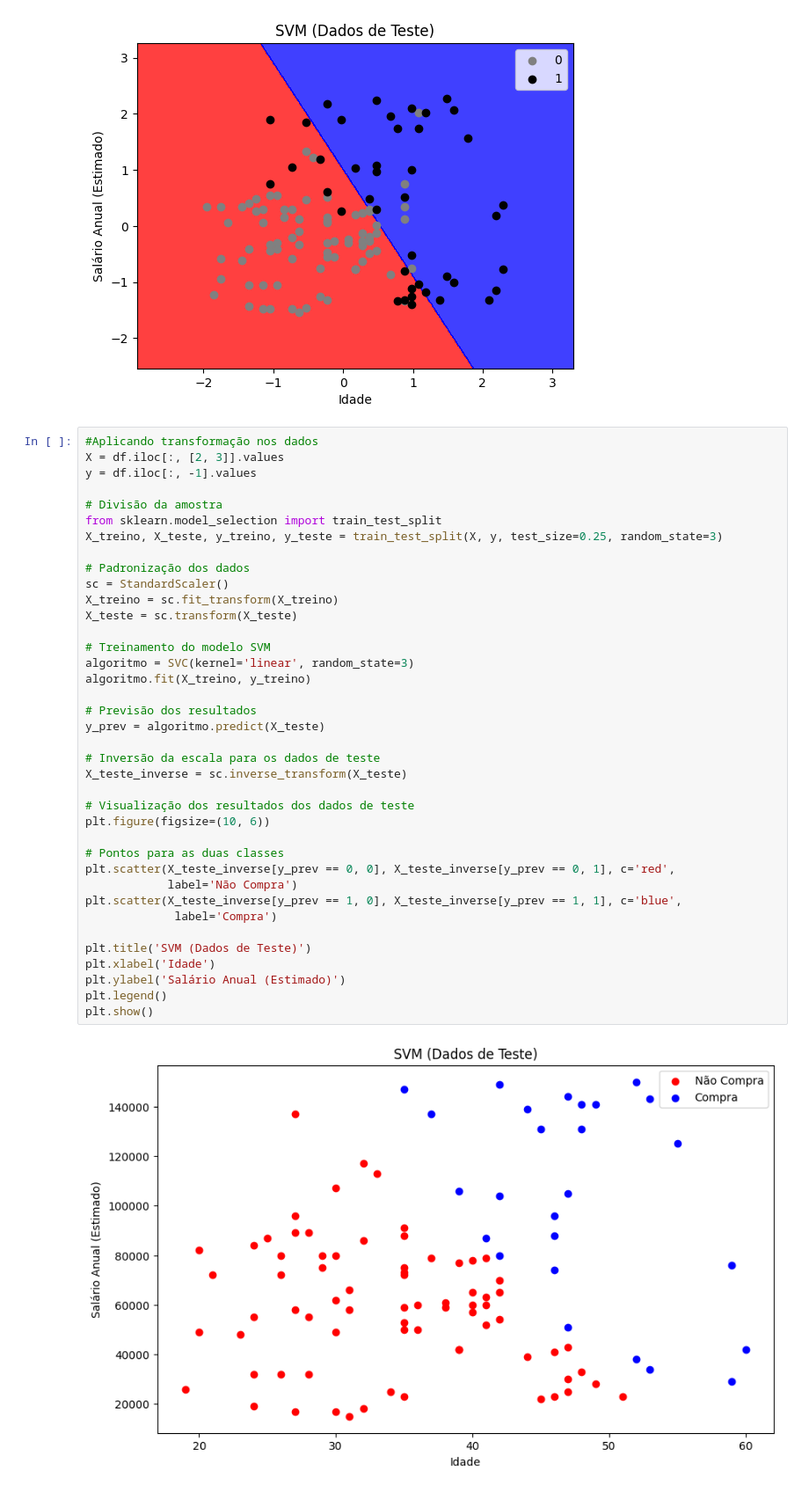
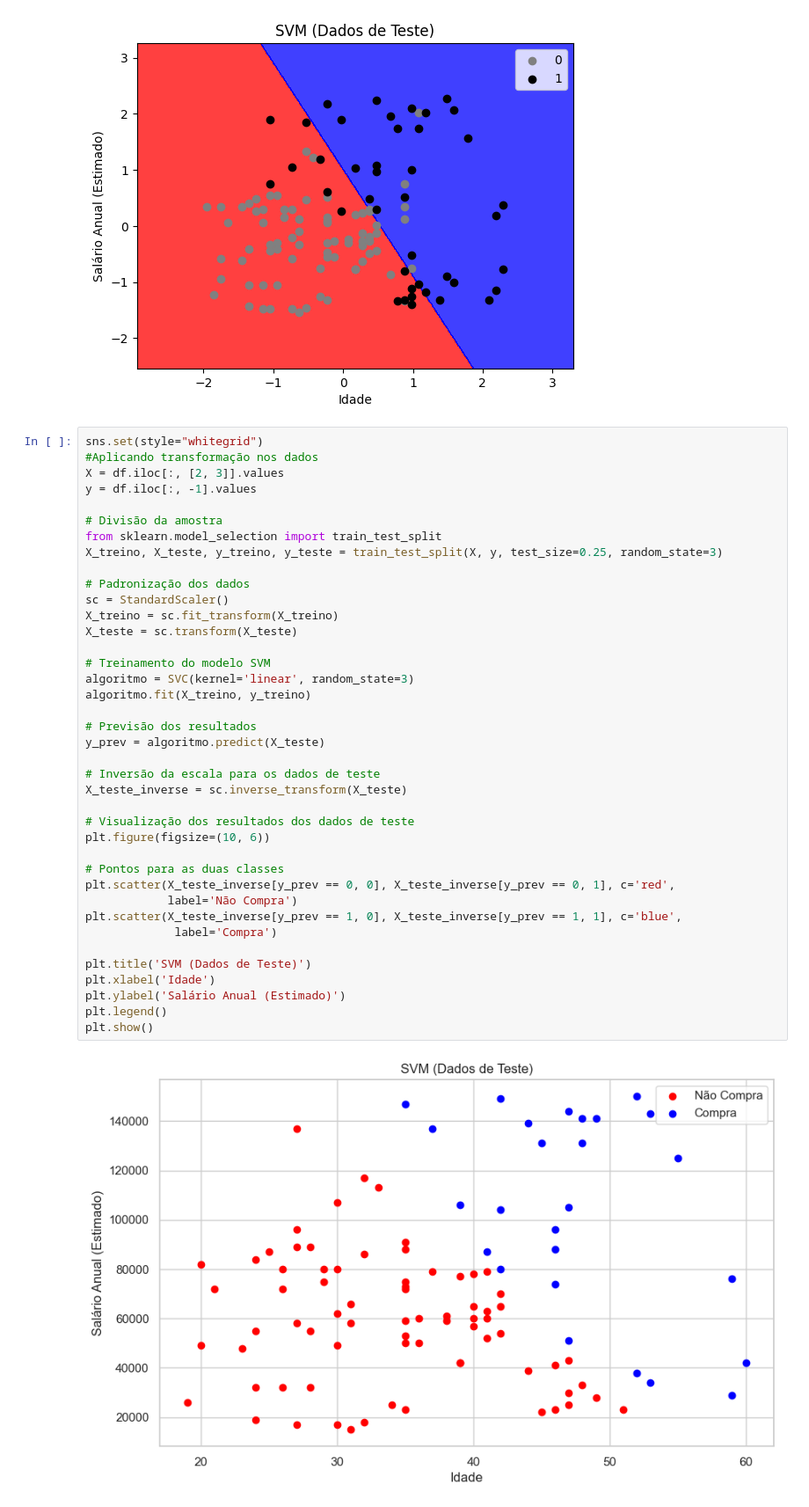
Before and after one commit to Jackvs720v/BigDataIA, a Jupyter notebook: aula8/aula8.ipynb, the cells around one changed output. Shown: that part at 88% size. Drawn from its saved outputs; the diff is of its cells as text.

```diff
--- a/aula8/aula8.ipynb
+++ b/aula8/aula8.ipynb
@@ -231,6 +231,7 @@ plt.show()
 # %% [output]
 [figure]
 # %%
+sns.set(style="whitegrid")
 #Aplicando transformação nos dados
 X = df.iloc[:, [2, 3]].values
 y = df.iloc[:, -1].values
@@ -242,31 +243,31 @@ X_treino, X_teste, y_treino, y_teste = train_test_split(X, y, test_size=0.25, ra
 # Padronização dos dados
 sc = StandardScaler()
 X_treino = sc.fit_transform(X_treino)
 X_teste = sc.transform(X_teste)
 
 # Treinamento do modelo SVM
 algoritmo = SVC(kernel='linear', random_state=3)
 algoritmo.fit(X_treino, y_treino)
 
 # Previsão dos resultados
 y_prev = algoritmo.predict(X_teste)
 
 # Inversão da escala para os dados de teste
 X_teste_inverse = sc.inverse_transform(X_teste)
 
 # Visualização dos resultados dos dados de teste
 plt.figure(figsize=(10, 6))
 
 # Pontos para as duas classes
 plt.scatter(X_teste_inverse[y_prev == 0, 0], X_teste_inverse[y_prev == 0, 1], c='red',
             label='Não Compra')
 plt.scatter(X_teste_inverse[y_prev == 1, 0], X_teste_inverse[y_prev == 1, 1], c='blue',
              label='Compra')
 
 plt.title('SVM (Dados de Teste)')
 plt.xlabel('Idade')
 plt.ylabel('Salário Anual (Estimado)')
 plt.legend()
 plt.show()
 # %% [output]
-[figure, old version]
+[figure, new version]
```
Also changed, not shown: parts of 7 cells of this notebook, 11 other files.
